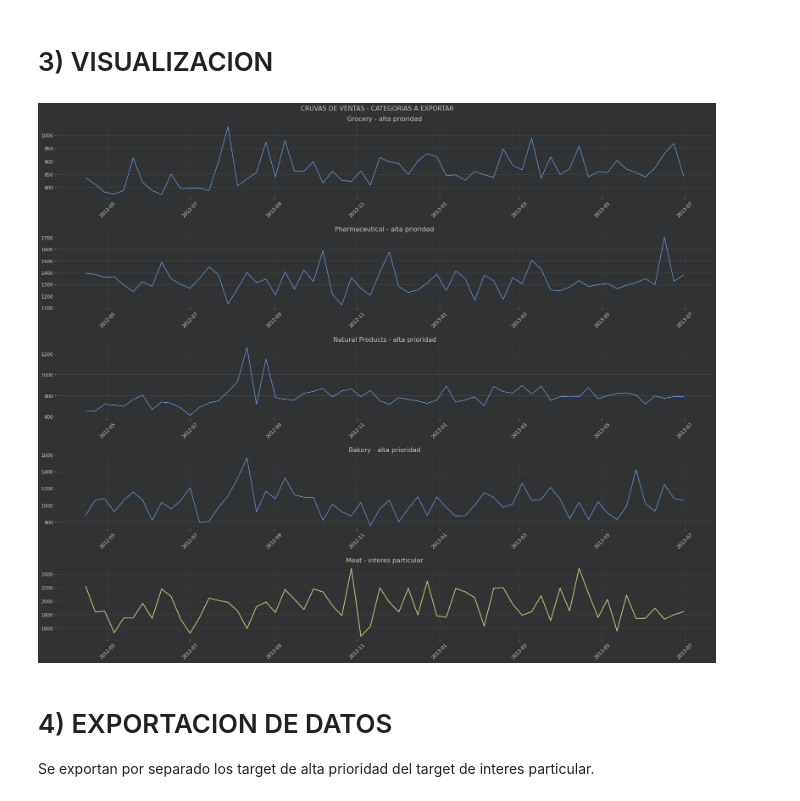
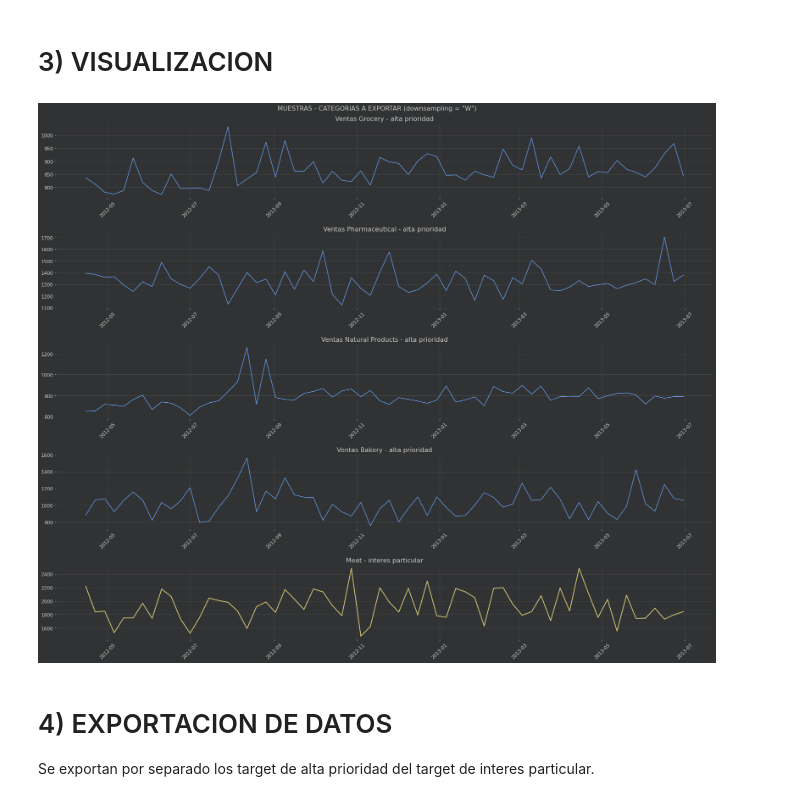
Before and after one commit to AgustinSt1990/tp_final, a Jupyter notebook: TP_FINAL_Data_Science.ipynb, the cells around one changed output. Cells and saved outputs as stored; diff of their text form; code cells hidden in the pictures.

```diff
--- a/TP_FINAL_Data_Science.ipynb
+++ b/TP_FINAL_Data_Science.ipynb
@@ -400,24 +408,24 @@ display (df_high_priority)
 # %%
 df_high_priority_W = df_high_priority.resample('W').sum()
 
 fig, ax = plt.subplots(nrows=5, figsize=(24,20))
 
-fig.suptitle('CRUVAS DE VENTAS - CATEGORIAS A EXPORTAR', size=16)
+fig.suptitle('MUESTRAS - CATEGORIAS A EXPORTAR (downsampling = "W")', size=16)
 
 for j, elemento in enumerate(list(df_high_priority_W.columns)):
 
     ax[j].tick_params('x', labelrotation=45)
-    ax[j].set_title(elemento+ ' - alta prioridad', fontsize=16)
+    ax[j].set_title('Ventas '+elemento+ ' - alta prioridad', fontsize=16)
     ax[j].plot(df_high_priority_W[elemento])
 
     ax[4].tick_params('x', labelrotation=45)
     ax[4].set_title('Meat - interes particular', fontsize=16)
     ax[4].plot(df['Meat'].resample('W').sum())
 
 fig.tight_layout()
 fig.tight_layout(pad=2.0)
 # %% [output]
-[figure, old version]
+[figure, new version]
 # %% [markdown]
 # 4) EXPORTACION DE DATOS
 
```
Also changed, not shown: parts of 2 cells of this notebook, 4 other files.
